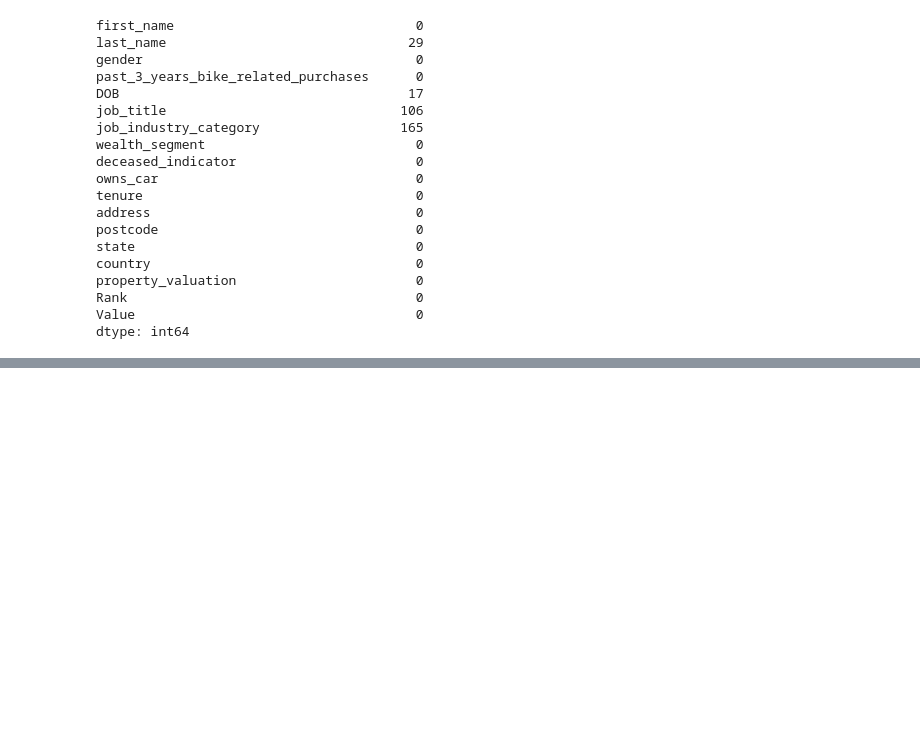
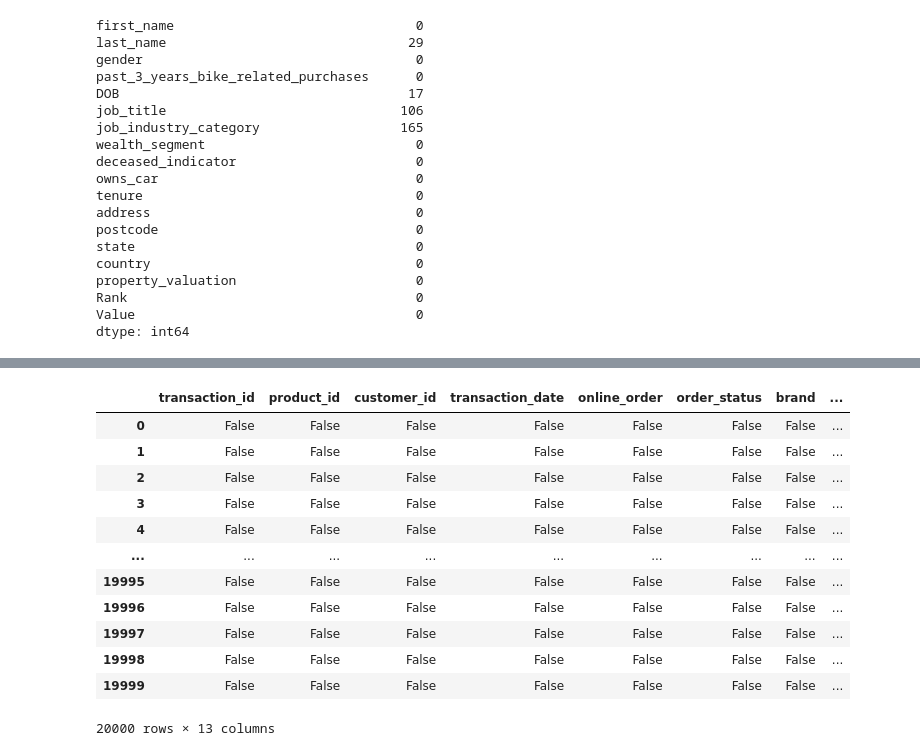
Before and after one commit to reallybadchess/Practice, a Jupyter notebook: KPMGDataSet/KPMGModule1.ipynb, the cells around one changed output, grey strips where cells are left out. Cells and saved outputs as stored; diff of their text form; code cells hidden in the pictures; blank space fills up the shorter version.

```diff
--- a/KPMGDataSet/KPMGModule1.ipynb
+++ b/KPMGDataSet/KPMGModule1.ipynb
@@ -319,0 +344,16 @@ dtype: int64
+# %%
+transactions.isna()
+# %% [output]
+|  | transaction_id | product_id | customer_id | transaction_date | online_order | order_status | brand | ... |
+| 0 | False | False | False | False | False | False | False | ... |
+| 1 | False | False | False | False | False | False | False | ... |
+| 2 | False | False | False | False | False | False | False | ... |
+| 3 | False | False | False | False | False | False | False | ... |
+| 4 | False | False | False | False | False | False | False | ... |
+| ... | ... | ... | ... | ... | ... | ... | ... | ... |
+| 19995 | False | False | False | False | False | False | False | ... |
+| 19996 | False | False | False | False | False | False | False | ... |
+| 19997 | False | False | False | False | False | False | False | ... |
+| 19998 | False | False | False | False | False | False | False | ... |
+| 19999 | False | False | False | False | False | False | False | ... |
+20000 rows × 13 columns
```
Also changed, not shown: parts of 4 cells of this notebook, 1 other file.
